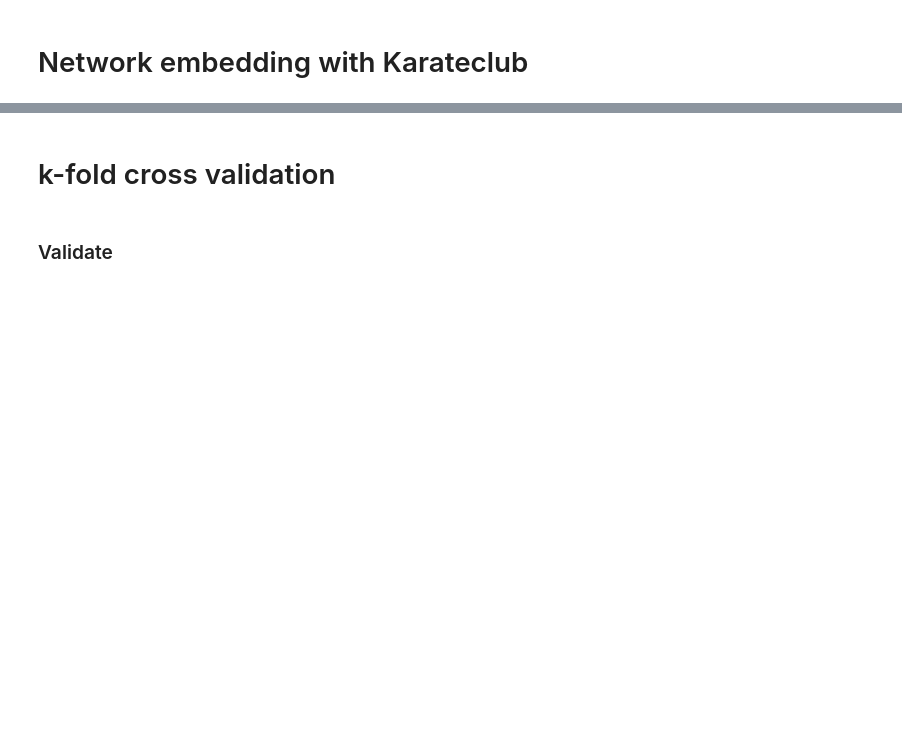
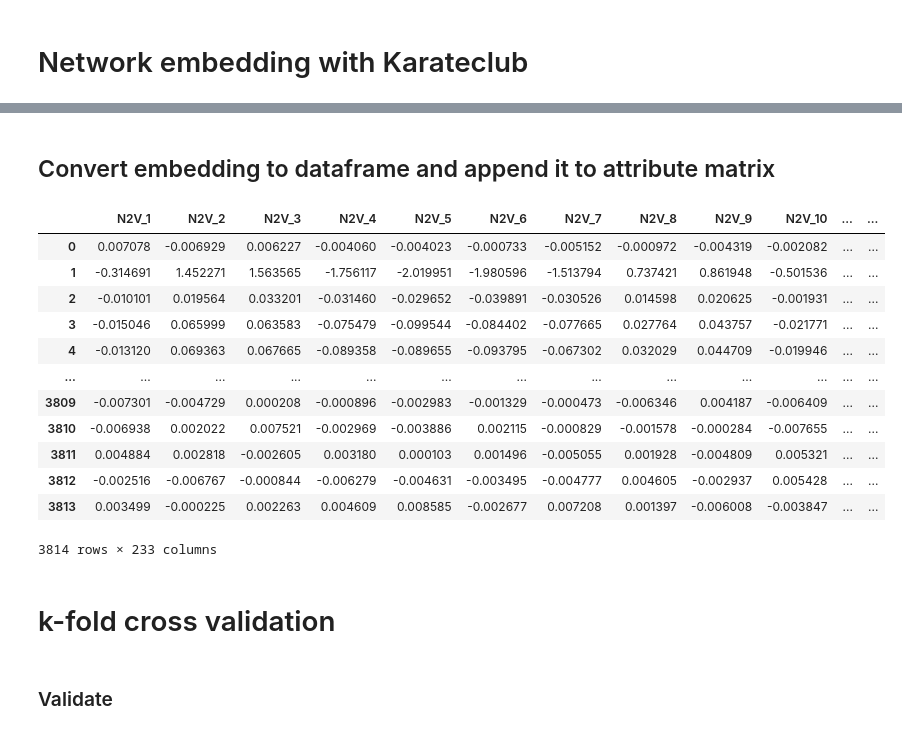
Before and after one commit to giordamaug/EG-identification---Data-Science-in-App-Springer, a Jupyter notebook: notebook/EssentialGenes_Karateclub.ipynb, the cells around one changed output, grey strips where cells are left out. Cells and saved outputs as stored; diff of their text form; code cells hidden in the pictures; blank space fills up the shorter version.

```diff
--- a/notebook/EssentialGenes_Karateclub.ipynb
+++ b/notebook/EssentialGenes_Karateclub.ipynb
@@ -61,4 +64,9 @@ All remaining genes belong to intermediate groups (CS1-CS5) and are considered u
 labels = pd.read_csv("labels.csv", index_col='name')
 labels = labels[labels["CS0_vs_CS6-9"].isin(['E', 'NE']) == True]       # drop any gene with undefined (ND) label
 genes = labels.index.values                                             # get genes with defined labels (E or NE)
+labels = labels.reset_index()                                           # reindex genes by consecutive integers
+labels['index'] = labels.index
+gene2idx_mapping = { v[1] : v[0]  for v in labels[['index', 'name']].values }           # create mapping index by gene name
+idx2gene_mapping = { v[0] : v[1]  for v in labels[['index', 'name']].values }           # create mapping index by gene name
 print(f'Selected {len(genes)} genes')
+gene2idx_mapping
@@ -117,6 +123,9 @@ elif normalize_node == 'zscore':
   print("X attributes normalization (zscore)...")
   x = (x-x.mean())/x.std()
 x = x.loc[genes]
+x["index"] = x.index
+x = x.replace({"index": gene2idx_mapping})
+x = x.set_index('index')
 print(f'New attribute matrix x{x.shape}')
 # %% [output]
 Found 15705 NaN values and 0 Infinite values
@@ -135,6 +144,4 @@ The PPI+MET network is reduced by removing genes with undetermined labels
 import networkx as nx
 ppi = pd.read_csv('ppi.csv')                                               # read PPI+MET network from CSV file
 ppi = ppi.loc[((ppi['A'].isin(genes)) & (ppi['B'].isin(genes)))]           # reduce network only to selected nodes/genes
-G = nx.from_pandas_edgelist(ppi, edge_attr='weight', source='A', target='B')
-G = nx.relabel.convert_node_labels_to_integers(G, first_label=0, ordering='default')   # node relabeling with integers
-nx.info(G)
+ppi = ppi.replace({"A": gene2idx_mapping, "B": gene2idx_mapping})          # replace gene name in ppi
@@ -142,0 +150,7 @@ nx.info(G)
+# %%
+edge_list = [list(v) for v in list(ppi[['A','B', 'weight']].values)]      # get the edge list (with weights)
+G = nx.Graph()
+G.add_nodes_from(range(len(genes)))                                       # add all nodes (genes, also isolated ones)
+G.add_weighted_edges_from(edge_list)                                      # add all edges
+print(nx.info(G))
+print(f"There are {len(list(nx.isolates(G)))} isolated genes")
@@ -163,3 +192,24 @@ AssertionError: ignored
+# %% [markdown]
+## Convert embedding to dataframe and append it to attribute matrix
+# %%
+embedding = n2v.get_embedding()
+embedding_df = pd.DataFrame(embedding, columns = ['N2V_' + str(i + 1)  for i in range(embedding.shape[1])])
+x = pd.concat([embedding_df, x], axis=1)
+x
+# %% [output]
+|  | N2V_1 | N2V_2 | N2V_3 | N2V_4 | N2V_5 | N2V_6 | N2V_7 | N2V_8 | N2V_9 | N2V_10 | ... | ... |
+| 0 | 0.007078 | -0.006929 | 0.006227 | -0.004060 | -0.004023 | -0.000733 | -0.005152 | -0.000972 | -0.004319 | -0.002082 | ... | ... |
+| 1 | -0.314691 | 1.452271 | 1.563565 | -1.756117 | -2.019951 | -1.980596 | -1.513794 | 0.737421 | 0.861948 | -0.501536 | ... | ... |
+| 2 | -0.010101 | 0.019564 | 0.033201 | -0.031460 | -0.029652 | -0.039891 | -0.030526 | 0.014598 | 0.020625 | -0.001931 | ... | ... |
+| 3 | -0.015046 | 0.065999 | 0.063583 | -0.075479 | -0.099544 | -0.084402 | -0.077665 | 0.027764 | 0.043757 | -0.021771 | ... | ... |
+| 4 | -0.013120 | 0.069363 | 0.067665 | -0.089358 | -0.089655 | -0.093795 | -0.067302 | 0.032029 | 0.044709 | -0.019946 | ... | ... |
+| ... | ... | ... | ... | ... | ... | ... | ... | ... | ... | ... | ... | ... |
+| 3809 | -0.007301 | -0.004729 | 0.000208 | -0.000896 | -0.002983 | -0.001329 | -0.000473 | -0.006346 | 0.004187 | -0.006409 | ... | ... |
+| 3810 | -0.006938 | 0.002022 | 0.007521 | -0.002969 | -0.003886 | 0.002115 | -0.000829 | -0.001578 | -0.000284 | -0.007655 | ... | ... |
+| 3811 | 0.004884 | 0.002818 | -0.002605 | 0.003180 | 0.000103 | 0.001496 | -0.005055 | 0.001928 | -0.004809 | 0.005321 | ... | ... |
+| 3812 | -0.002516 | -0.006767 | -0.000844 | -0.006279 | -0.004631 | -0.003495 | -0.004777 | 0.004605 | -0.002937 | 0.005428 | ... | ... |
+| 3813 | 0.003499 | -0.000225 | 0.002263 | 0.004609 | 0.008585 | -0.002677 | 0.007208 | 0.001397 | -0.006008 | -0.003847 | ... | ... |
+3814 rows × 233 columns
 # %% [markdown]
 # k-fold cross validation
 # %% [markdown]
```
Also changed, not shown: parts of 9 cells of this notebook.
